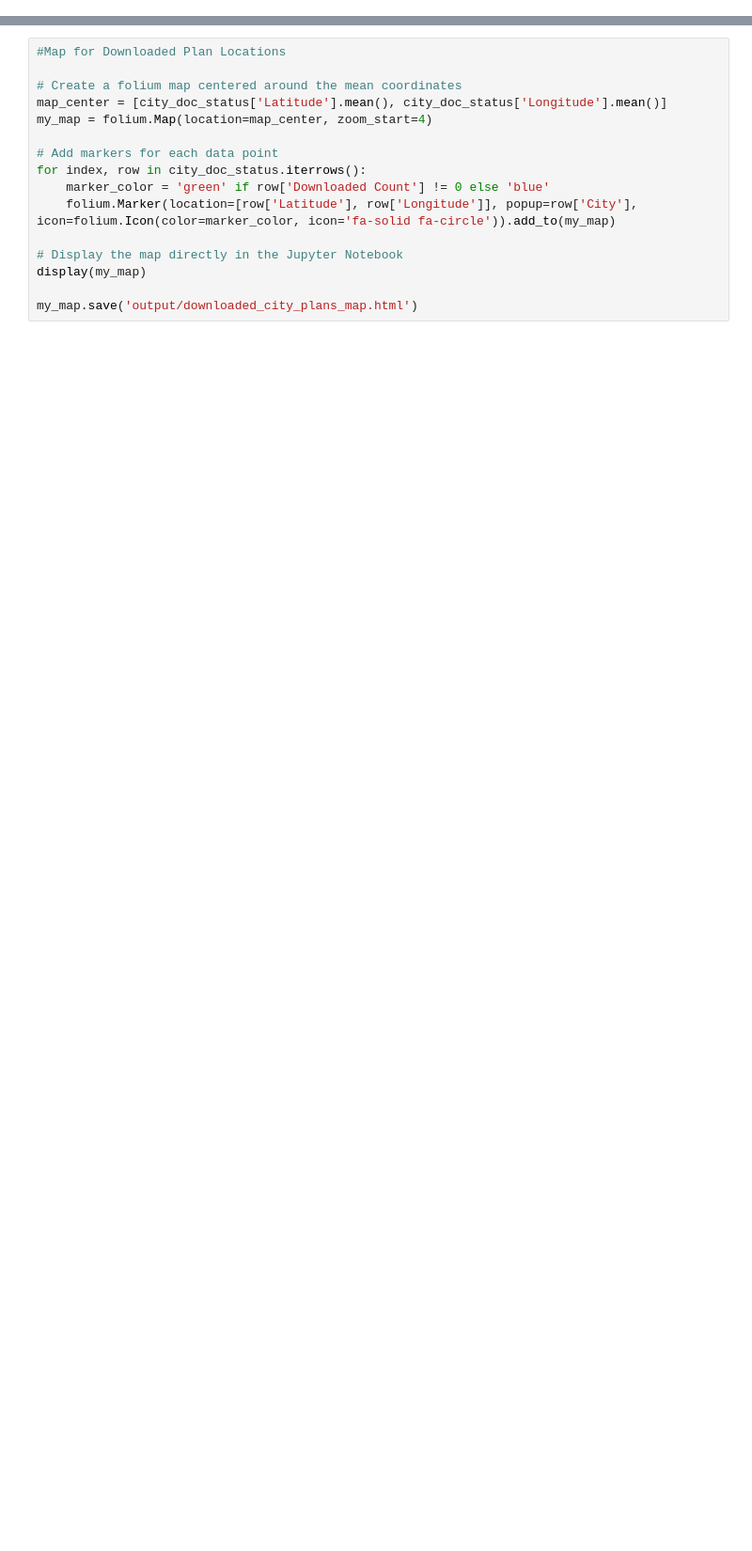
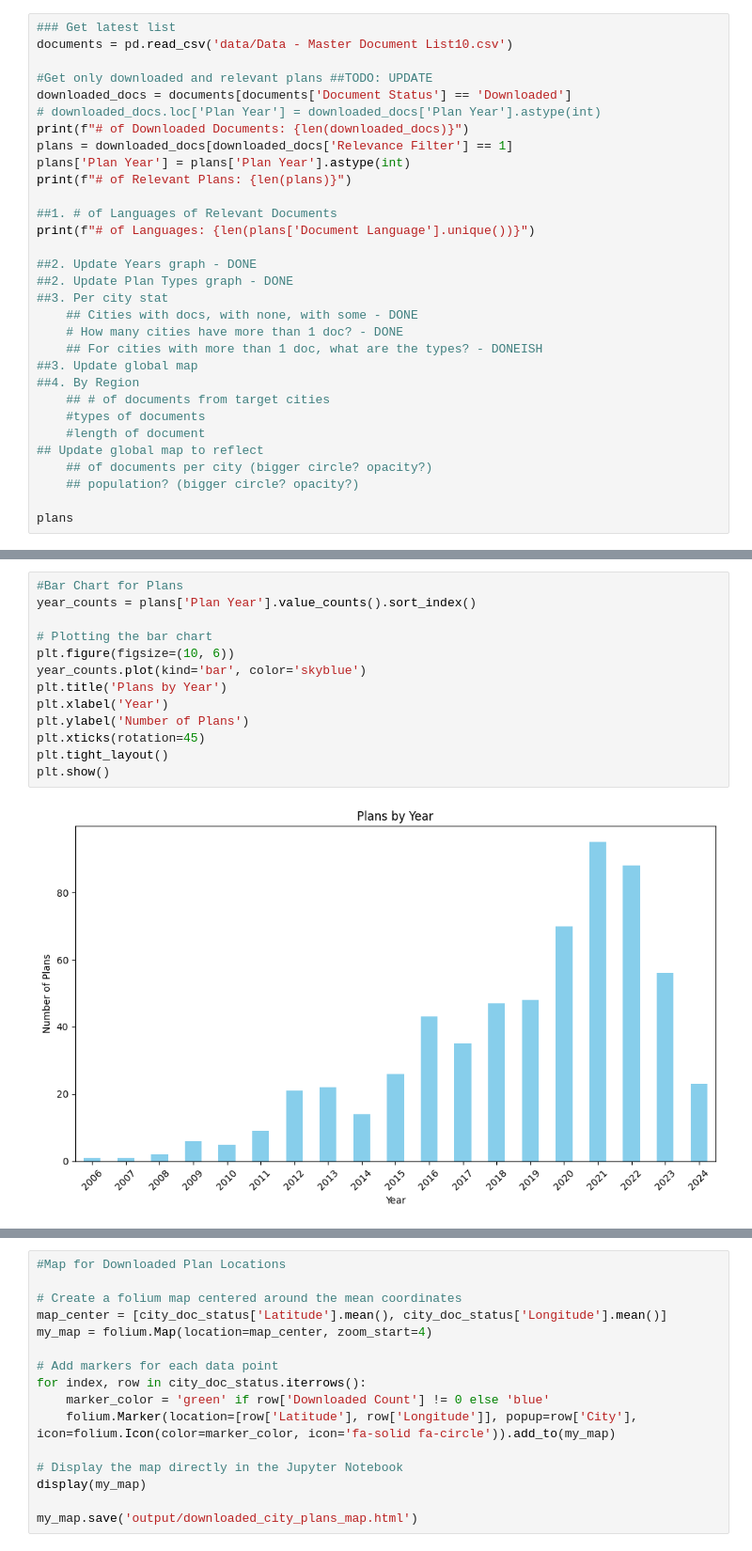
Before and after one commit to sruti/urban-adaptation-nlp, a Jupyter notebook: plan_stats.ipynb, the cells around one changed output, grey strips where cells are left out. Shown at 94% size. Saved outputs shown, nothing was run; the diff lists cells and outputs as text; blank space fills up the shorter version.

```diff
--- a/plan_stats.ipynb
+++ b/plan_stats.ipynb
@@ -12,0 +57,31 @@ plans
+# %%
+### Get latest list
+documents = pd.read_csv('data/Data - Master Document List10.csv')
+
+#Get only downloaded and relevant plans ##TODO: UPDATE
+downloaded_docs = documents[documents['Document Status'] == 'Downloaded']
+# downloaded_docs.loc['Plan Year'] = downloaded_docs['Plan Year'].astype(int)
+print(f"# of Downloaded Documents: {len(downloaded_docs)}")
+plans = downloaded_docs[downloaded_docs['Relevance Filter'] == 1]
+plans['Plan Year'] = plans['Plan Year'].astype(int)
+print(f"# of Relevant Plans: {len(plans)}")
+
+##1. # of Languages of Relevant Documents
+print(f"# of Languages: {len(plans['Document Language'].unique())}")
+
+##2. Update Years graph - DONE
+##2. Update Plan Types graph - DONE
+##3. Per city stat
+    ## Cities with docs, with none, with some - DONE
+    # How many cities have more than 1 doc? - DONE
+    ## For cities with more than 1 doc, what are the types? - DONEISH
+##3. Update global map
+##4. By Region
+    ## # of documents from target cities
+    #types of documents
+    #length of document
+## Update global map to reflect
+    ## of documents per city (bigger circle? opacity?)
+    ## population? (bigger circle? opacity?)
+
+plans
@@ -12,0 +110,15 @@ plans
+# %%
+#Bar Chart for Plans
+year_counts = plans['Plan Year'].value_counts().sort_index()
+
+# Plotting the bar chart
+plt.figure(figsize=(10, 6))
+year_counts.plot(kind='bar', color='skyblue')
+plt.title('Plans by Year')
+plt.xlabel('Year')
+plt.ylabel('Number of Plans')
+plt.xticks(rotation=45)
+plt.tight_layout()
+plt.show()
+# %% [output]
+[figure, added]
```
Also changed, not shown: parts of 28 cells of this notebook, 2 other files.
